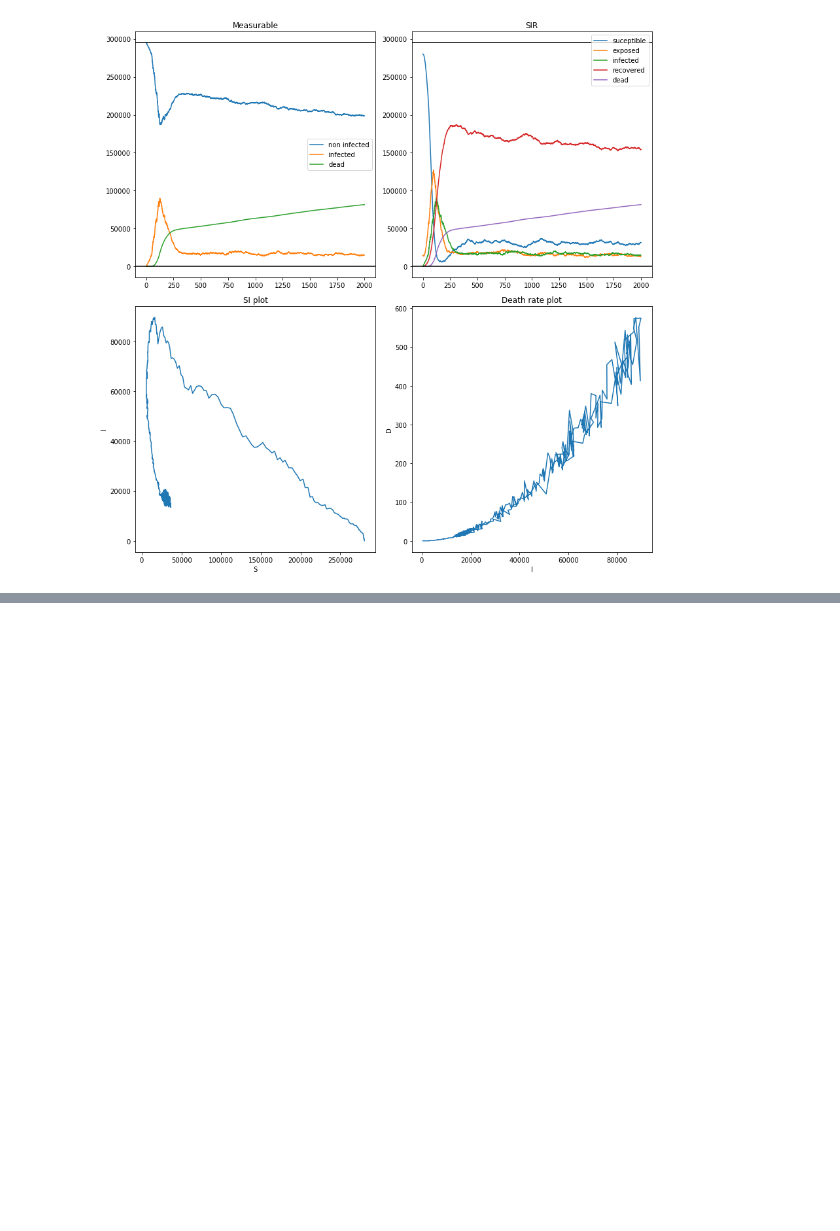
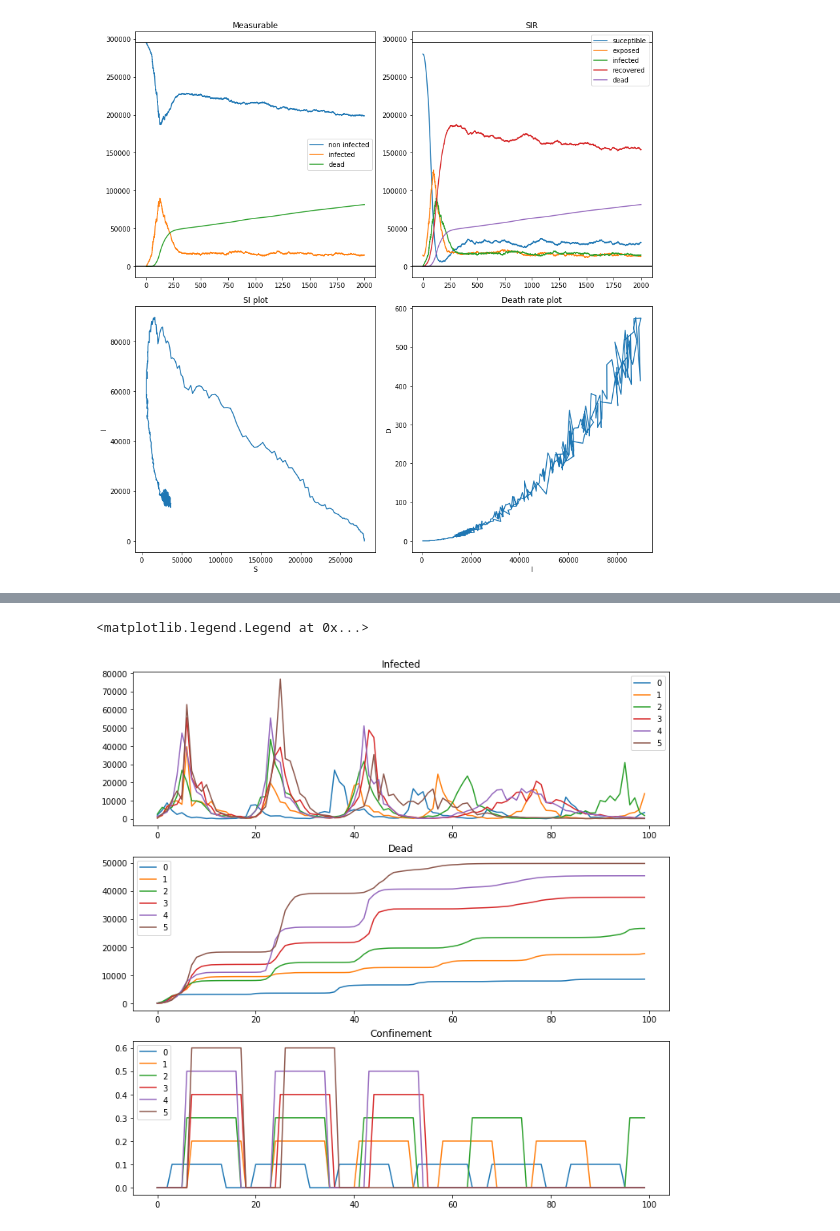
Before and after one commit to RenardDesNeiges/EpidemicsSimulator, a Jupyter notebook: model_experiments.ipynb, the cells around one changed output, grey strips where cells are left out. Cells and saved outputs as stored; diff of their text form; code cells hidden in the pictures; blank space fills up the shorter version.

```diff
--- a/model_experiments.ipynb
+++ b/model_experiments.ipynb
@@ -182,0 +238,55 @@ plot_per_city()
+# %%
+t0, c0 = naive_run(thresh=5000,auto_plot=False,time=100)
+t1, c1 = naive_run(thresh=10000,auto_plot=False,time=100)
+t2, c2 = naive_run(thresh=20000,auto_plot=False,time=100)
+t3, c3 = naive_run(thresh=30000,auto_plot=False,time=100)
+t4, c4 = naive_run(thresh=40000,auto_plot=False,time=100)
+t5, c5 = naive_run(thresh=50000,auto_plot=False,time=100)
+# %%
+infected_0          = np.array([t['infected'] for t in t0])
+infected_1          = np.array([t['infected'] for t in t1])
+infected_2          = np.array([t['infected'] for t in t2])
+infected_3          = np.array([t['infected'] for t in t3])
+infected_4          = np.array([t['infected'] for t in t4])
+infected_5          = np.array([t['infected'] for t in t5])
+dead_0              = np.array([t['dead'] for t in t0])
+dead_1              = np.array([t['dead'] for t in t1])
+dead_2              = np.array([t['dead'] for t in t2])
+dead_3              = np.array([t['dead'] for t in t3])
+dead_4              = np.array([t['dead'] for t in t4])
+dead_5              = np.array([t['dead'] for t in t5])
+
+
+
+plt.rcParams['figure.figsize'] = [12, 12]
+fig, ax = plt.subplots(3,1)
+# plot 1 "fake SI"
+ax[0].plot(infected_0)
+ax[0].plot(infected_1)
+ax[0].plot(infected_2)
+ax[0].plot(infected_3)
+ax[0].plot(infected_4)
+ax[0].plot(infected_5)
+ax[0].set_title('Infected')
+ax[0].legend(['0','1', '2', '3','4','5'])
+
+ax[1].plot(dead_0)
+ax[1].plot(dead_1)
+ax[1].plot(dead_2)
+ax[1].plot(dead_3)
+ax[1].plot(dead_4)
+ax[1].plot(dead_5)
+ax[1].set_title('Dead')
+ax[1].legend(['0','1', '2', '3','4','5'])
+
+ax[2].plot(np.array(c0)*0.1)
+ax[2].plot(np.array(c1)*0.2)
+ax[2].plot(np.array(c2)*0.3)
+ax[2].plot(np.array(c3)*0.4)
+ax[2].plot(np.array(c4)*0.5)
+ax[2].plot(np.array(c5)*0.6)
+ax[2].set_title('Confinement')
+ax[2].legend(['0','1', '2', '3','4','5'])
+# %% [output]
+<matplotlib.legend.Legend at 0x...>
+[figure, added]
```
Also changed, not shown: parts of 7 cells of this notebook, 2 other files.
